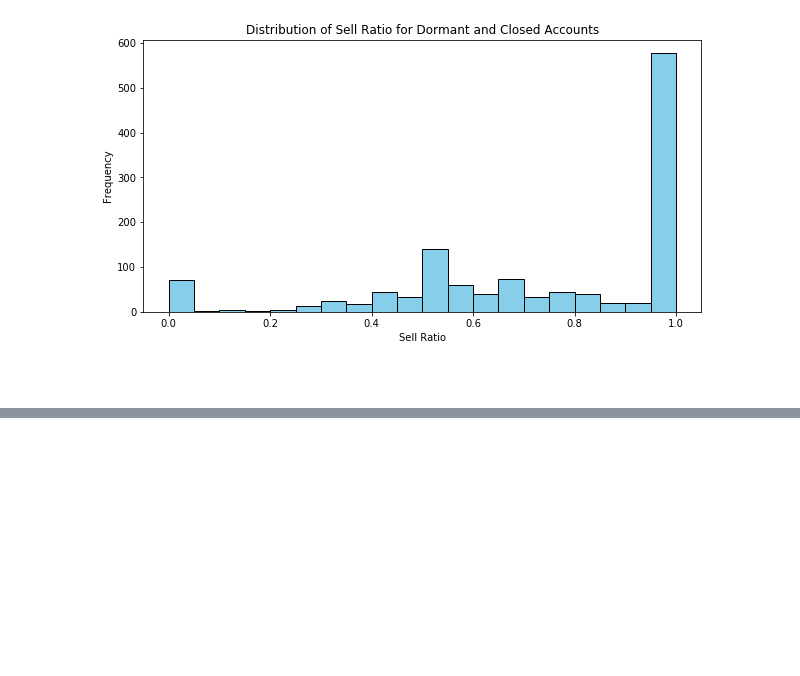
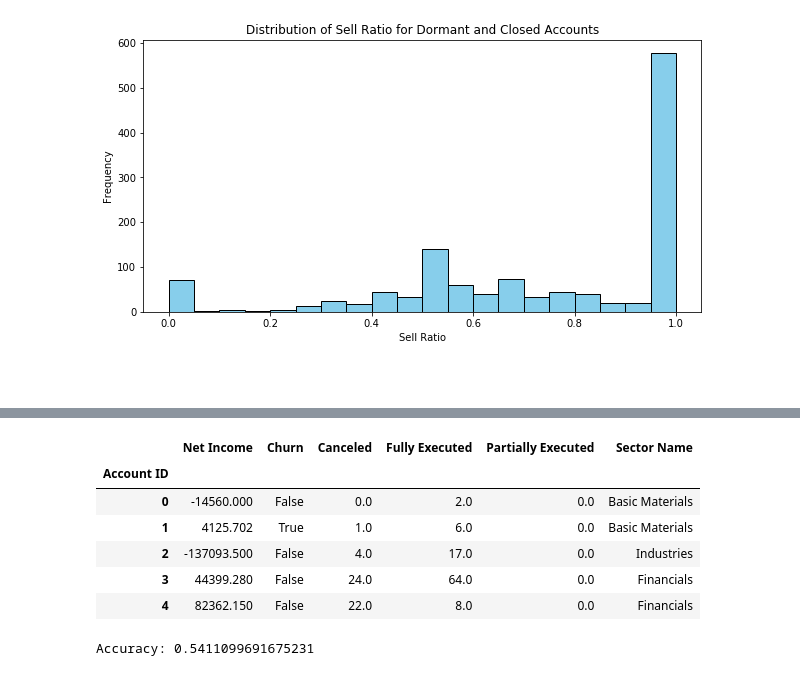
Before and after one commit to omar-sheta/datalytics, a Jupyter notebook: analysis.ipynb, the cells around one changed output, grey strips where cells are left out. Drawn from its saved outputs; the diff is of its cells as text; code cells hidden in the pictures; blank space fills up the shorter version.

Commit message:
predicting churn

```diff
--- a/analysis.ipynb
+++ b/analysis.ipynb
@@ -699,0 +912,25 @@ plt.show()
+# %%
+# merge accounts and orders
+# Merge the two DataFrames on 'Account ID'
+merged_data = clients_data.merge(order_data, on='Account ID')
+
+# for each account get income
+# Calculate the net income for each account
+merged_data['Net Income'] = np.where(merged_data['Order Type'] == 'Sell',
+                                     merged_data['Executed Quantity'] * merged_data['Price'],
+                                     -merged_data['Executed Quantity'] * merged_data['Price'])
+
+# label churn if account is dormant or closed
+# Add a new column 'Churn' based on the conditions
+merged_data['Churn'] = (merged_data['Is Dormant'] == 1) | (merged_data['Is Closed'] == 1)
+
+# if net income is more than 9.842594e+04 label it as unchurned
+# if net income is less than 9.842594e+04 label it as churned
+# modify Churn column based on net income
+# merged_data['Churn'] = np.where(merged_data['Net Income'] > 9.842594e+04, 0, 1)
+
+# group by Account ID and sum the net income and add Churn column
+
+accounts = merged_data.groupby('Account ID').agg({'Net Income': 'sum', 'Churn': 'first'})
+
+accounts.head()
@@ -699,0 +945,54 @@ plt.show()
+# %%
+# for each account get counts for cancelled and executed orders
+# Calculate the count of canceled and executed orders for each account
+canceled_executed_orders_per_account = merged_data.groupby('Account ID')['Order Status'].value_counts().unstack().fillna(0)
+
+# add it to accounts
+# Merge the two DataFrames on 'Account ID'
+accounts = accounts.merge(canceled_executed_orders_per_account, on='Account ID')
+# %%
+# add most common Sector Name for each account
+# Calculate the most common sector name for each account
+most_common_sector_per_account = merged_data.groupby('Account ID')['Sector Name'].agg(lambda x: x.value_counts().idxmax())
+
+# add it to accounts
+# Merge the two DataFrames on 'Account ID'
+accounts = accounts.merge(most_common_sector_per_account, on='Account ID')
+# %%
+accounts.head()
+# %% [output]
+|  | Net Income | Churn | Canceled | Fully Executed | Partially Executed | Sector Name |
+| Account ID |  |  |  |  |  |  |
+| 0 | -14560.000 | False | 0.0 | 2.0 | 0.0 | Basic Materials |
+| 1 | 4125.702 | True | 1.0 | 6.0 | 0.0 | Basic Materials |
+| 2 | -137093.500 | False | 4.0 | 17.0 | 0.0 | Industries |
+| 3 | 44399.280 | False | 24.0 | 64.0 | 0.0 | Financials |
+| 4 | 82362.150 | False | 22.0 | 8.0 | 0.0 | Financials |
+# %%
+import pandas as pd
+from sklearn.model_selection import train_test_split
+from sklearn.linear_model import LogisticRegression
+from sklearn.metrics import accuracy_score
+
+# Assuming 'accounts' is your DataFrame and it has been loaded properly
+X = accounts.drop(['Churn', 'Sector Name'], axis=1)
+y = accounts['Churn']
+
+
+
+# Split the data into training and testing sets
+X_train, X_test, y_train, y_test = train_test_split(X, y, test_size=0.2, random_state=42)
+
+# Train a logistic regression model
+model = LogisticRegression(max_iter=1000)
+model.fit(X_train, y_train)
+
+# Evaluate the model
+y_pred = model.predict(X_test)
+accuracy = accuracy_score(y_test, y_pred)
+print(f"Accuracy: {accuracy}")
+
+# Optionally, print the mapping for reference
+# print("Sector Mapping:", sector_mapping)
+# %% [output]
+Accuracy: 0.5411099691675231
```
Also changed, not shown: parts of 17 cells of this notebook.
